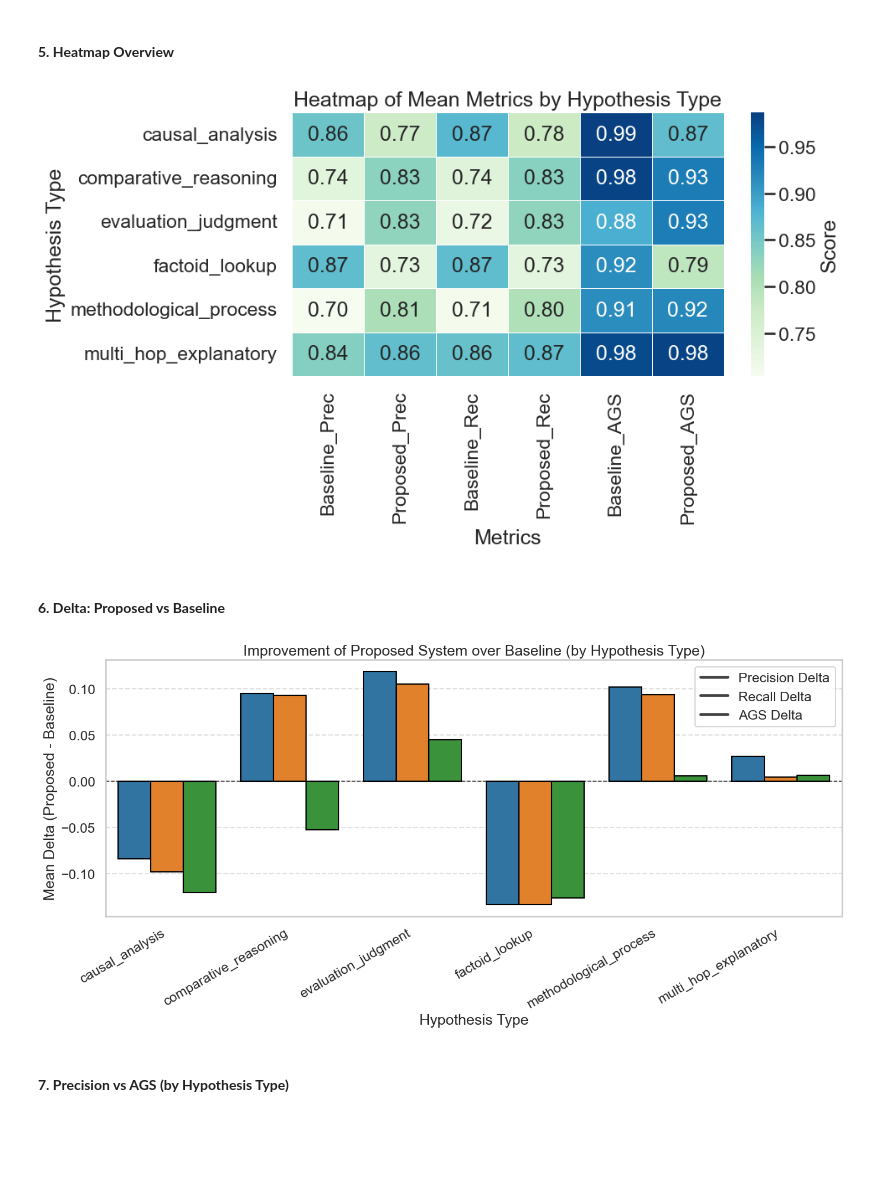
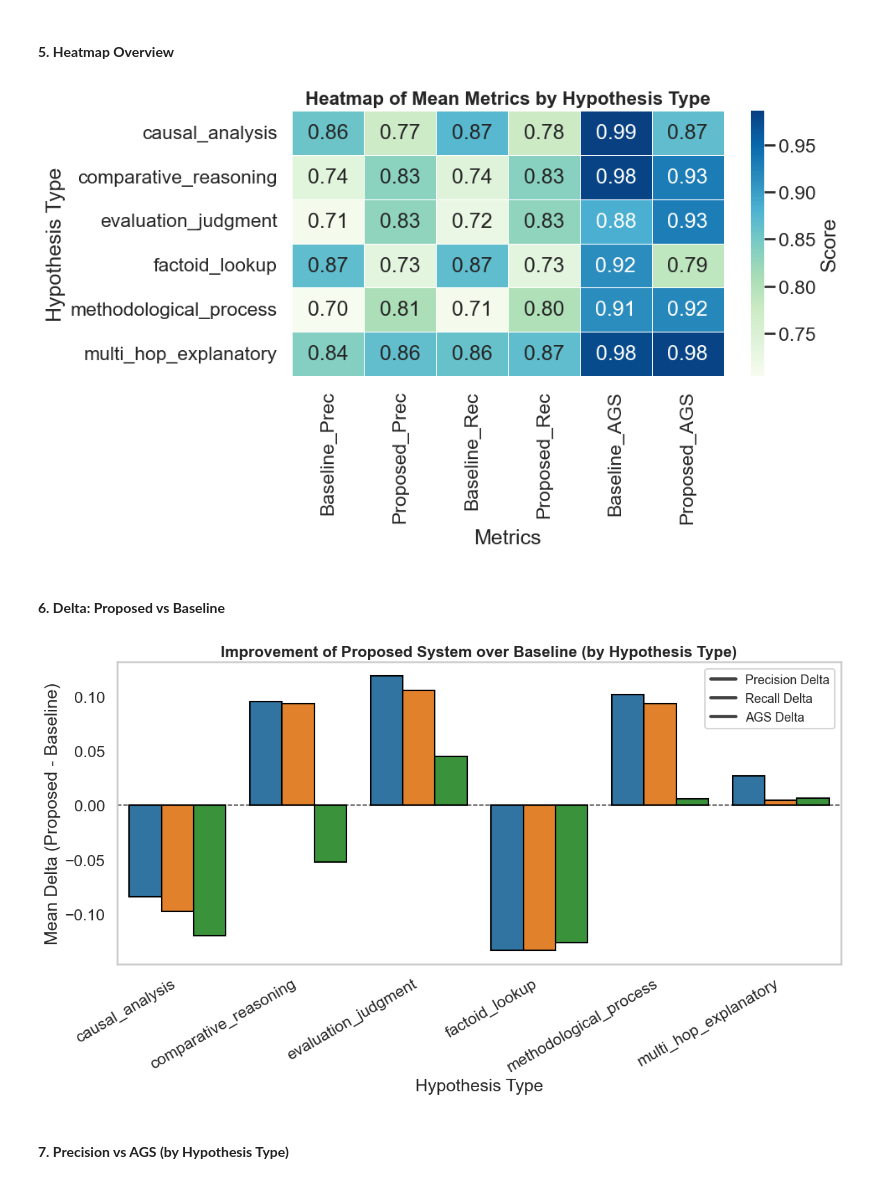
Before and after one commit to Josna-cardoza/rag-source-attribution, a Jupyter notebook: notebooks/main.ipynb, the cells around one changed output. Drawn from its saved outputs; the diff is of its cells as text; code cells hidden in the pictures; blank space fills up the shorter version.

```diff
--- a/notebooks/main.ipynb
+++ b/notebooks/main.ipynb
@@ -1006,7 +1006,7 @@ def proposed_attribution_aware_reranking(query, passages, top_n=3):
 ### **Implement Corrective Verification Logic**
 # %%
 # CVL Implementation
-class CorrectiveVerificationLoop:
+class CorrectiveVerificationLogic:
     def __init__(self, aar_model, searcher, threshold=0.8):
         self.evaluator = aar_model # trained AAR Cross-Encoder
         self.searcher = searcher    # Pyserini LuceneSearcher
@@ -1018,7 +1018,7 @@ class CorrectiveVerificationLoop:
         matches = re.findall(pattern, text)
         return matches
 
-    def verify_and_correct(self, generated_text, source_passages):
+    def verify(self, generated_text, source_passages):
         claims = self.extract_citations(generated_text)
         verified_results = []
         needs_correction = False
@@ -1049,7 +1049,7 @@ class CorrectiveVerificationLoop:
 ### **Initialize CVL**
 # %%
 # Initialize the CVL with the trained model
-cvl = CorrectiveVerificationLoop(aar_model=aar_reranker, searcher=searcher)
+cvl = CorrectiveVerificationLogic(aar_model=aar_reranker, searcher=searcher)
 # %% [markdown]
 ## **Proposed Four-Stage Attribution-Aware RAG Pipeline**
 # %%
@@ -1061,7 +1061,7 @@ def proposed_rag_pipeline(query, k=50, top_n=3):
     response = generate_content_with_retry_and_cache(prompt, model=llm_generator)
     response_text = get_text(response)
 
-    verifications, correction_needed = cvl.verify_and_correct(response_text, top_verified_passages)
+    verifications, correction_needed = cvl.verify(response_text, top_verified_passages)
 
     if correction_needed:
         final_output = response_text + "\n\n[CVL NOTE: Some citations in this response could not be fully verified against the source text.]"
@@ -1296,15 +1296,13 @@ display(grouped_results)
 # %%
 sns.set_theme(style="whitegrid", context="talk")
 
-COLORS = {
-    "baseline": "#1f77b4",          # blue
-    "proposed": "#2ca02c",          # green
-    "delta_prec": "#1f77b4",        # blue
-    "delta_rec": "#ff7f0e",         # orange
-    "delta_ags": "#2ca02c",         # green
-    "pass": "#2ca02c",              # green
-    "fail": "#98df8a",              # soft green
-    "heatmap": "GnBu"
+palette = {
+    "Baseline": "#1f77b4",          # blue
+    "Proposed": "#2ca02c",          # green
+    "Delta_prec": "#1f77b4",        # blue
+    "Delta_rec": "#ff7f0e",         # orange
+    "Delta_ags": "#2ca02c",            # soft green
+    "Heatmap": "GnBu"
 }
 
 plot_df = results_df.copy().reset_index(drop=True)
@@ -1458,19 +1520,19 @@ sns.heatmap(
     heatmap_df,
     annot=True,
     fmt=".2f",
-    cmap=COLORS["heatmap"],
+    cmap=palette["Heatmap"],
     linewidths=0.5,
     cbar_kws={"label": "Score"}
 )
 
-plt.title("Heatmap of Mean Metrics by Hypothesis Type")
+plt.title("Heatmap of Mean Metrics by Hypothesis Type", fontsize=16, weight="bold")
 plt.xlabel("Metrics")
 plt.ylabel("Hypothesis Type")
 
 plt.tight_layout()
 save_show_plot("grouped_metrics_heatmap.png")
 # %% [output]
-[figure, old version]
+[figure, new version]
 # %% [markdown]
 #### **6. Delta: Proposed vs Baseline**
 # %%
@@ -1495,45 +1557,47 @@ delta_prop_vs_b0 = delta_grouped.melt(
 
 # Step 3: Palette mapping
 metric_palette = {
-    "Delta_Prec_Proposed_vs_Baseline": COLORS["delta_prec"],
-    "Delta_Rec_Proposed_vs_Baseline": COLORS["delta_rec"],
-    "Delta_AGS_Proposed_vs_Baseline": COLORS["delta_ags"]
+    "Delta_Prec_Proposed_vs_Baseline": palette["Delta_prec"],
+    "Delta_Rec_Proposed_vs_Baseline": palette["Delta_rec"],
+    "Delta_AGS_Proposed_vs_Baseline": palette["Delta_ags"]
 }
 
 # Step 4: Plot
-plt.figure(figsize=(14, 7))
+plt.figure(figsize=(12, 7))
 
 sns.barplot(
     data=delta_prop_vs_b0,
     x="Hypothesis_Type",
     y="Delta",
     hue="Metric",
     palette=metric_palette,
     edgecolor="black"
 )
 
 # Zero reference line
 plt.axhline(0, color="black", linewidth=1.2, linestyle="--", alpha=0.7)
 
 # Labels & formatting
-plt.title("Improvement of Proposed System over Baseline (by Hypothesis Type)")
+plt.title("Improvement of Proposed System over Baseline (by Hypothesis Type)", fontsize=16, weight="bold")
 plt.xlabel("Hypothesis Type")
 plt.ylabel("Mean Delta (Proposed - Baseline)")
 
 plt.xticks(rotation=30, ha="right")
 
 plt.legend(
     title="",
     labels=["Precision Delta", "Recall Delta", "AGS Delta"],
-    frameon=True
+    frameon=True,
+    fontsize=13
 )
 
-plt.grid(axis="y", linestyle="--", alpha=0.6)
+plt.grid(axis="y", visible=False)
+plt.grid(axis="x", visible=False)
 
 plt.tight_layout()
 save_show_plot("delta_proposed_vs_baseline_grouped.png")
 # %% [output]
-[figure, old version]
+[figure, new version]
 # %% [markdown]
 #### **7. Precision vs AGS (by Hypothesis Type)**
 # %%
```
Also changed, not shown: parts of 9 cells of this notebook.
